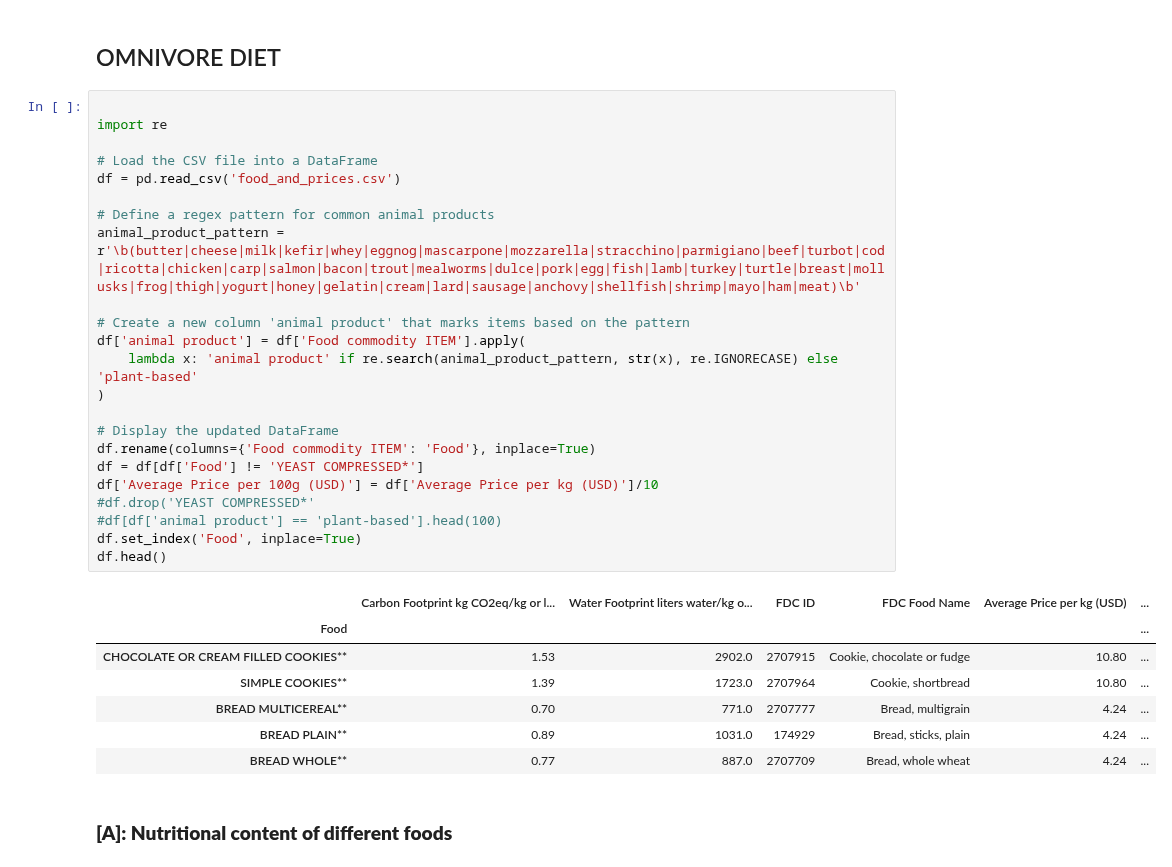
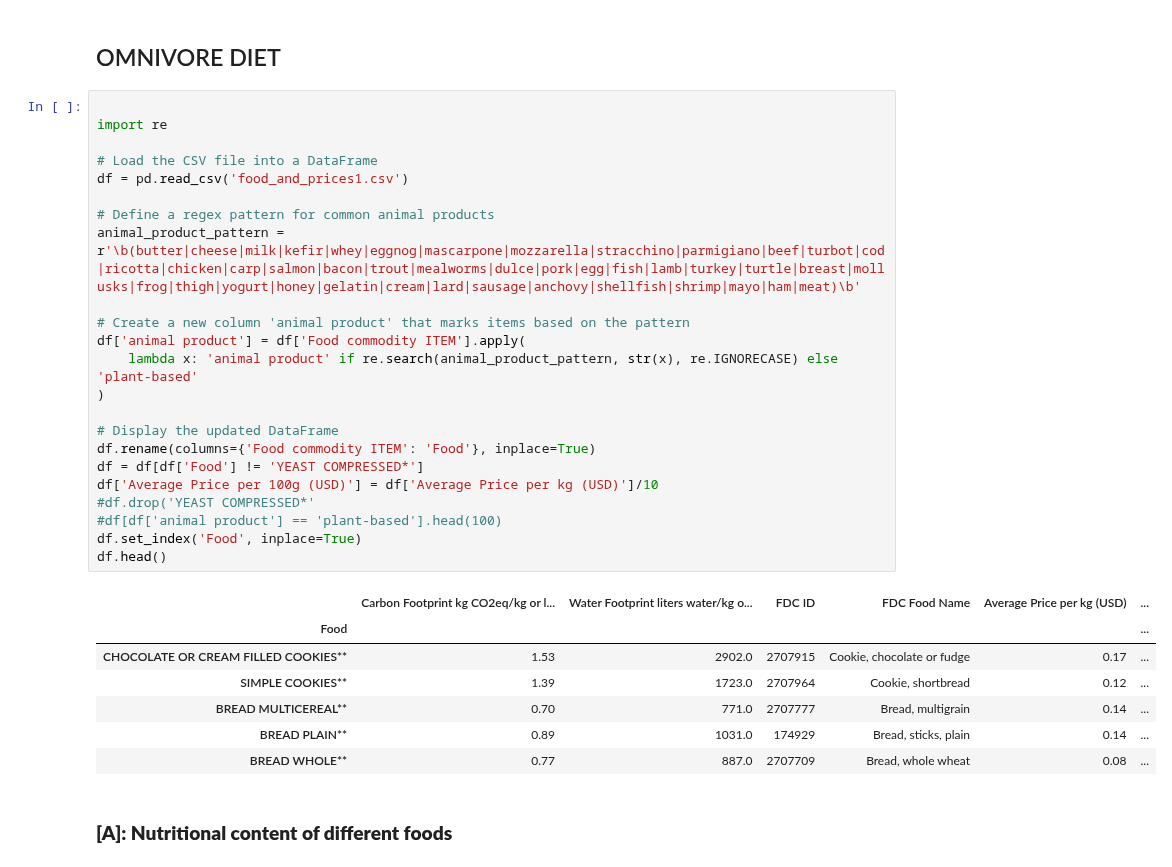
Before and after one commit to reilyfairchild/EEP-153-Proj-02, a Jupyter notebook: Project_2_Code.ipynb, the cells around one changed output. Saved outputs shown, nothing was run; the diff lists cells and outputs as text.

Commit message:
csv file with updated prices

```diff
--- a/Project_2_Code.ipynb
+++ b/Project_2_Code.ipynb
@@ -124,34 +124,34 @@ Note: you may need to restart the kernel to use updated packages.
 # %%
 
 import re
 
 # Load the CSV file into a DataFrame
-df = pd.read_csv('food_and_prices.csv')
+df = pd.read_csv('food_and_prices1.csv')
 
 # Define a regex pattern for common animal products
 animal_product_pattern = r'\b(butter|cheese|milk|kefir|whey|eggnog|mascarpone|mozzarella|stracchino|parmigiano|beef|turbot|cod|ricotta|chicken|carp|salmon|bacon|trout|mealworms|dulce|pork|egg|fish|lamb|turkey|turtle|breast|mollusks|frog|thigh|yogurt|honey|gelatin|cream|lard|sausage|anchovy|shellfish|shrimp|mayo|ham|meat)\b'
 
 # Create a new column 'animal product' that marks items based on the pattern
 df['animal product'] = df['Food commodity ITEM'].apply(
     lambda x: 'animal product' if re.search(animal_product_pattern, str(x), re.IGNORECASE) else 'plant-based'
 )
 
 # Display the updated DataFrame
 df.rename(columns={'Food commodity ITEM': 'Food'}, inplace=True)
 df = df[df['Food'] != 'YEAST COMPRESSED*']
 df['Average Price per 100g (USD)'] = df['Average Price per kg (USD)']/10
 #df.drop('YEAST COMPRESSED*'
 #df[df['animal product'] == 'plant-based'].head(100)
 df.set_index('Food', inplace=True)
 df.head()
 # %% [output]
 |  | Carbon Footprint kg CO2eq/kg or l... | Water Footprint liters water/kg o... | FDC ID | FDC Food Name | Average Price per kg (USD) | ... |
 | Food |  |  |  |  |  | ... |
-| CHOCOLATE OR CREAM FILLED COOKIES** | 1.53 | 2902.0 | 2707915 | Cookie, chocolate or fudge | 10.80 | ... |
-| SIMPLE COOKIES** | 1.39 | 1723.0 | 2707964 | Cookie, shortbread | 10.80 | ... |
-| BREAD MULTICEREAL** | 0.70 | 771.0 | 2707777 | Bread, multigrain | 4.24 | ... |
-| BREAD PLAIN** | 0.89 | 1031.0 | 174929 | Bread, sticks, plain | 4.24 | ... |
-| BREAD WHOLE** | 0.77 | 887.0 | 2707709 | Bread, whole wheat | 4.24 | ... |
+| CHOCOLATE OR CREAM FILLED COOKIES** | 1.53 | 2902.0 | 2707915 | Cookie, chocolate or fudge | 0.17 | ... |
+| SIMPLE COOKIES** | 1.39 | 1723.0 | 2707964 | Cookie, shortbread | 0.12 | ... |
+| BREAD MULTICEREAL** | 0.70 | 771.0 | 2707777 | Bread, multigrain | 0.14 | ... |
+| BREAD PLAIN** | 0.89 | 1031.0 | 174929 | Bread, sticks, plain | 0.14 | ... |
+| BREAD WHOLE** | 0.77 | 887.0 | 2707709 | Bread, whole wheat | 0.08 | ... |
 # %% [markdown]
 ### **[A]: Nutritional content of different foods**
 # %%
```
Also changed, not shown: parts of 2 cells of this notebook, 1 other file.
